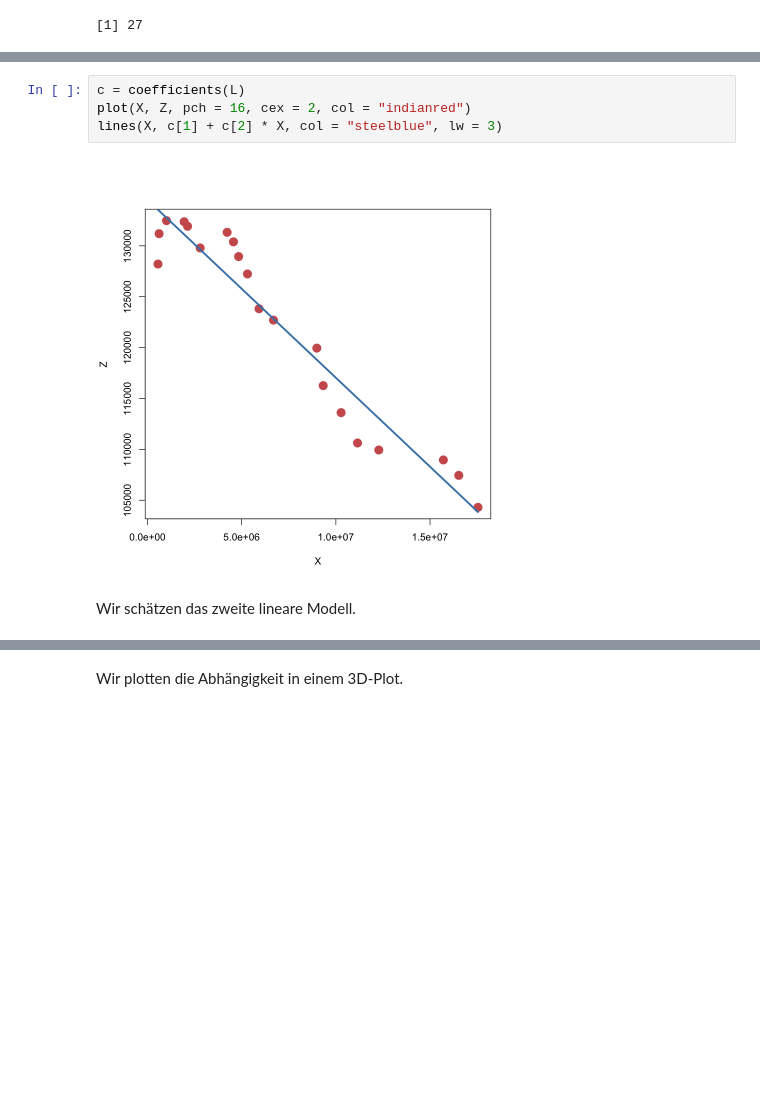
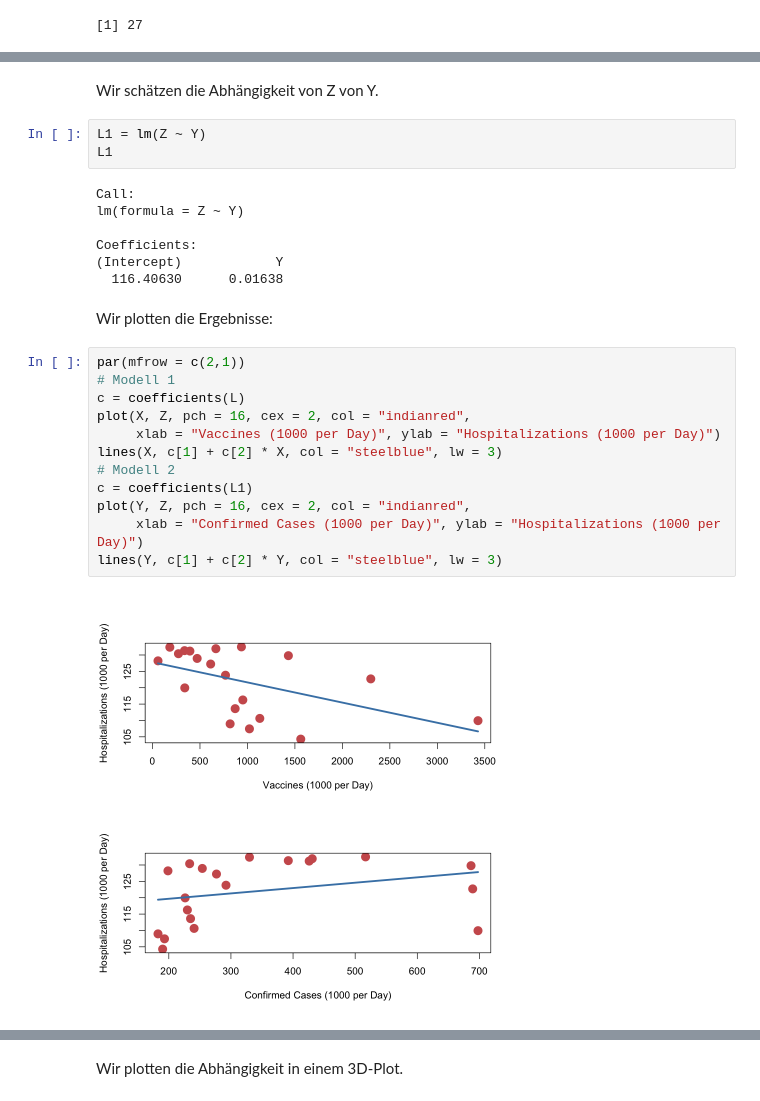
Before and after one commit to PBrdng/StochIng-WiSe-20-21, a Jupyter notebook: Notebooks/9_Lineare_Regression.ipynb, the cells around one changed output, grey strips where cells are left out. Cells and saved outputs as stored; diff of their text form; blank space fills up the shorter version.

```diff
--- a/Notebooks/9_Lineare_Regression.ipynb
+++ b/Notebooks/9_Lineare_Regression.ipynb
@@ -65,8 +91,28 @@ Coefficients:
-# %%
-c = coefficients(L)
-plot(X, Z, pch = 16, cex = 2, col = "indianred")
-lines(X, c[1] + c[2] * X, col = "steelblue", lw = 3)
-# %% [output]
-[figure, removed]
-# %% [markdown]
-Wir schätzen das zweite lineare Modell.
+# %% [markdown]
+Wir schätzen die Abhängigkeit von Z von Y.
+# %%
+L1 = lm(Z ~ Y)
+L1
+# %% [output]
+Call:
+lm(formula = Z ~ Y)
+
+Coefficients:
+(Intercept)            Y
+  116.40630      0.01638
+# %% [markdown]
+Wir plotten die Ergebnisse:
+# %%
+par(mfrow = c(2,1))
+# Modell 1
+c = coefficients(L)
+plot(X, Z, pch = 16, cex = 2, col = "indianred",
+     xlab = "Vaccines (1000 per Day)", ylab = "Hospitalizations (1000 per Day)")
+lines(X, c[1] + c[2] * X, col = "steelblue", lw = 3)
+# Modell 2
+c = coefficients(L1)
+plot(Y, Z, pch = 16, cex = 2, col = "indianred",
+     xlab = "Confirmed Cases (1000 per Day)", ylab = "Hospitalizations (1000 per Day)")
+lines(Y, c[1] + c[2] * Y, col = "steelblue", lw = 3)
+# %% [output]
+[figure, added]
```
Also changed, not shown: parts of 10 cells of this notebook.
